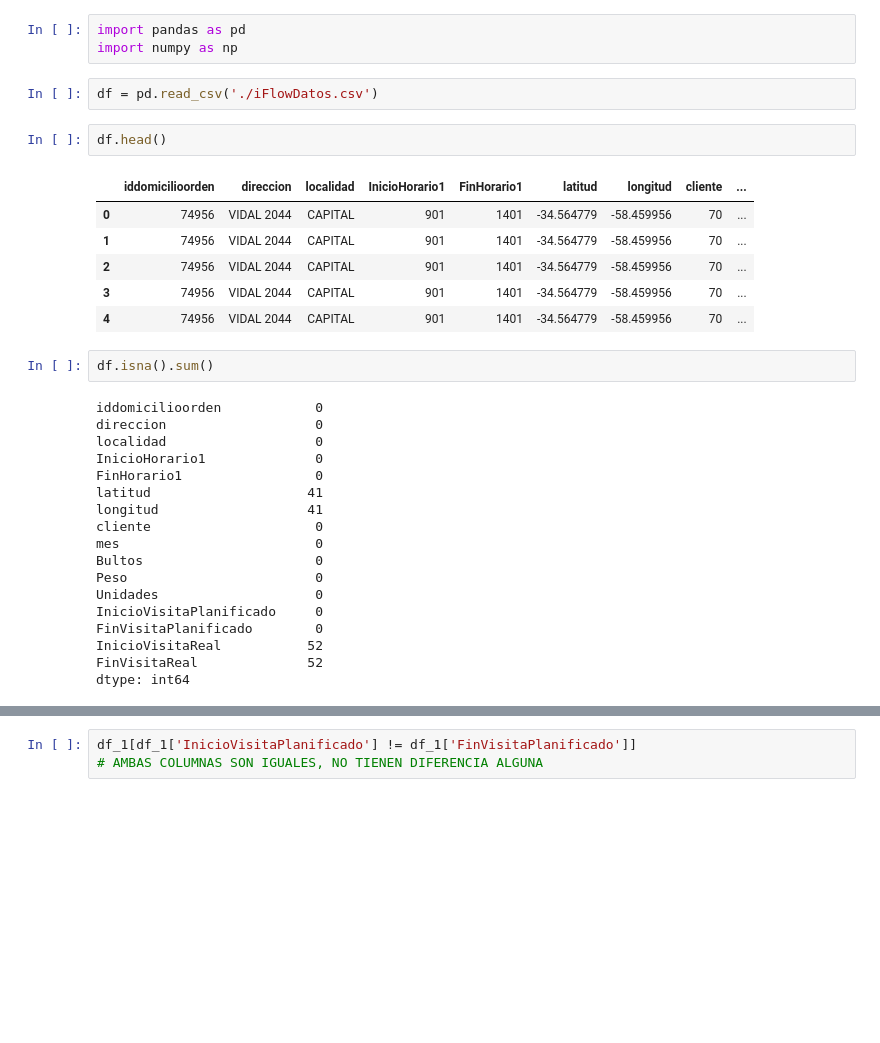
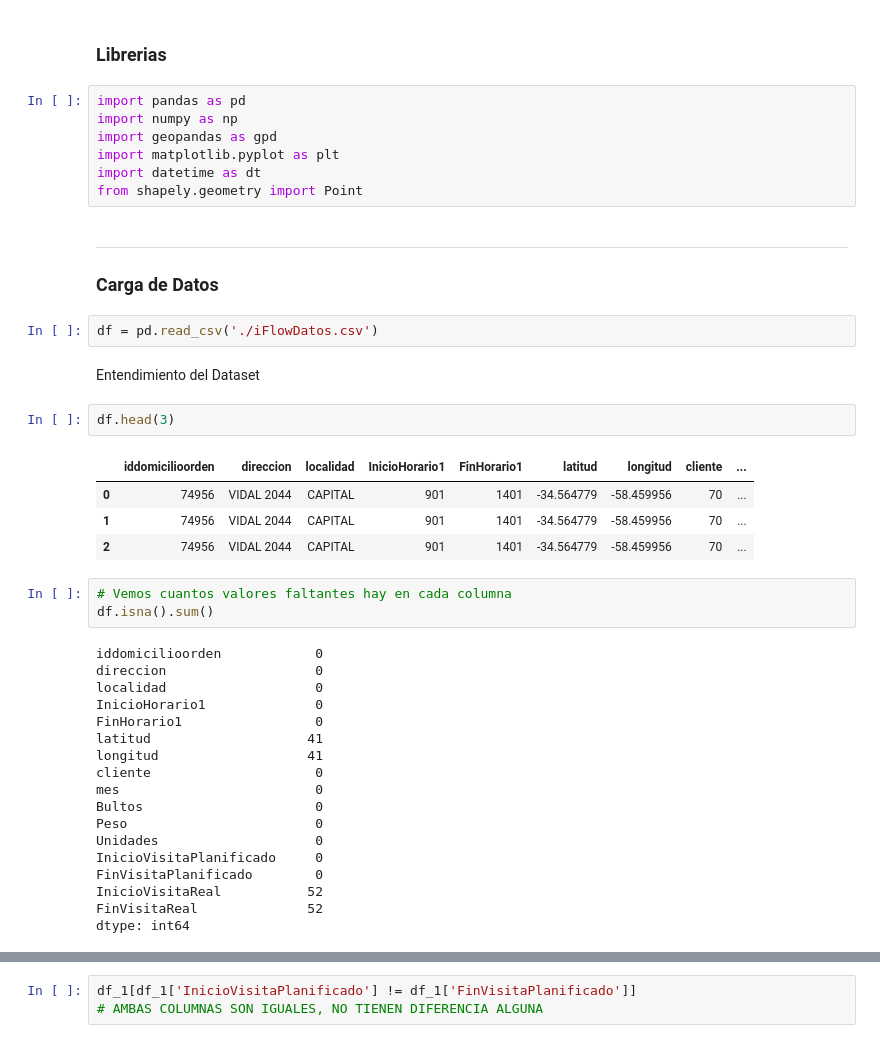
Before and after one commit to Maximo-Verdondoni/DesafioiFlow, a Jupyter notebook: Limpieza.ipynb, the cells around one changed output, grey strips where cells are left out. Cells and saved outputs as stored; diff of their text form; blank space fills up the shorter version.

```diff
--- a/Limpieza.ipynb
+++ b/Limpieza.ipynb
@@ -1,18 +1,29 @@
+# %% [markdown]
+### Librerias
 # %%
 import pandas as pd
 import numpy as np
+import geopandas as gpd
+import matplotlib.pyplot as plt
+import datetime as dt
+from shapely.geometry import Point
+# %% [markdown]
+<hr></hr>
+
+### Carga de Datos
 # %%
 df = pd.read_csv('./iFlowDatos.csv')
+# %% [markdown]
+Entendimiento del Dataset
 # %%
-df.head()
+df.head(3)
 # %% [output]
 |  | iddomicilioorden | direccion | localidad | InicioHorario1 | FinHorario1 | latitud | longitud | cliente | ... |
 | 0 | 74956 | VIDAL 2044 | CAPITAL | 901 | 1401 | -34.564779 | -58.459956 | 70 | ... |
 | 1 | 74956 | VIDAL 2044 | CAPITAL | 901 | 1401 | -34.564779 | -58.459956 | 70 | ... |
 | 2 | 74956 | VIDAL 2044 | CAPITAL | 901 | 1401 | -34.564779 | -58.459956 | 70 | ... |
-| 3 | 74956 | VIDAL 2044 | CAPITAL | 901 | 1401 | -34.564779 | -58.459956 | 70 | ... |
-| 4 | 74956 | VIDAL 2044 | CAPITAL | 901 | 1401 | -34.564779 | -58.459956 | 70 | ... |
 # %%
+# Vemos cuantos valores faltantes hay en cada columna
 df.isna().sum()
 # %% [output]
 iddomicilioorden            0
```
Also changed, not shown: parts of 31 cells of this notebook.
